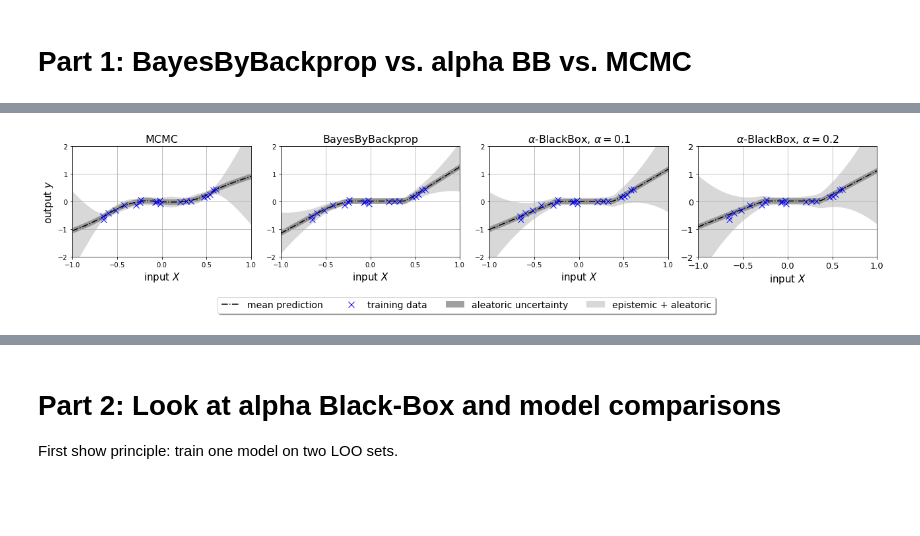
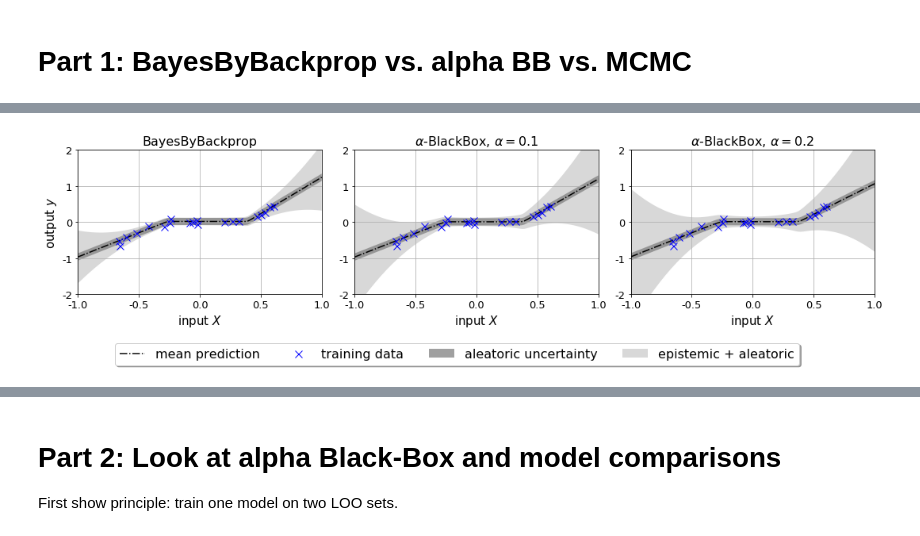
Before and after one commit to AudOlivier/UQ_in_ML, a Jupyter notebook: Cubic_VI.ipynb, the cells around one changed output, grey strips where cells are left out. Cells and saved outputs as stored; diff of their text form; code cells hidden in the pictures; blank space fills up the shorter version.

```diff
--- a/Cubic_VI.ipynb
+++ b/Cubic_VI.ipynb
@@ -213,56 +230,44 @@ plt.show(fig)
 # %%
-# Actual figure that I will need
+# The others
 stat_to_plot = 'std'   # 'std' or 'perc'
-fig, ax = plt.subplots(ncols=4, figsize=(18, 3.5))
 dict_predict = {'return_std': False, 'return_percentiles': (2.5, 97.5), 'return_MC': 0,
                 'aleatoric_in_std_perc': True, 'aleatoric_in_MC': False}
 if stat_to_plot == 'std':
     dict_predict.update({'return_std': True, 'return_percentiles': ()})
+
+fig, ax = plt.subplots(ncols=3, figsize=(15, 3.7))
 # MCMC
-for i in range(4):
+for i in range(3):
+    dict_predict['ns']=10000
     if i == 0:
-        import pickle
-        folder = '/Users/audreyolivier/Data/UQ_in_ML_MCMC_runs/'
-        with open(folder+'cubic_March20_0_bis.pkl', 'rb') as f:
-            mcmc_dict = pickle.load(f)
-        reg = MCMCRegressor(algorithm=mcmc_dict['algorithm'], jump=mcmc_dict['jump'], nburn=mcmc_dict['nburn'],
-            **mcmc_dict['nn'])
-        reg.fit(X=xn, y=yn, nsamples_per_chain=0)
-        reg.mcmc_sampler.samples = mcmc_dict['samples'][-5:, :, :].reshape((-1, reg.dimension))
-        title = 'MCMC'
-        y_mean, y_uq = reg.predict_uq(X=x_plot, **dict_predict)
-        plot_mean_uq(x=x_plot, y_uq=y_uq, type_uq=stat_to_plot, ax=ax[i], y_mean=y_mean, var_aleatoric=var_n)
-        ax[i].plot(xn, yn, **kwargs_data)
-    else:
-        dict_predict['ns']=10000
-        if i == 1:
-            reg = regs_figure[0]
-            title = 'BayesByBackprop'
-        elif i == 2:
-            reg = regs_figure[1]
-            title = r'$\alpha$-BlackBox, $\alpha=0.1$'
-        elif i == 3:
-            reg = regs_figure[2]
-            title = r'$\alpha$-BlackBox, $\alpha=0.2$'
-        y_mean, y_uq = reg.predict_uq(X=x_plot, **dict_predict)
-        plot_mean_uq(x=x_plot, y_uq=y_uq, type_uq=stat_to_plot, ax=ax[i], y_mean=y_mean, var_aleatoric=var_n)
-        ax[i].plot(xn, yn, **kwargs_data)
+        reg = regs_figure[0]
+        title = 'BayesByBackprop'
+    elif i == 1:
+        reg = regs_figure[1]
+        title = r'$\alpha$-BlackBox, $\alpha=0.1$'
+    elif i == 2:
+        reg = regs_figure[2]
+        title = r'$\alpha$-BlackBox, $\alpha=0.2$'
+    y_mean, y_uq = reg.predict_uq(X=x_plot, **dict_predict)
+    plot_mean_uq(x=x_plot, y_uq=y_uq, type_uq=stat_to_plot, ax=ax[i], y_mean=y_mean, var_aleatoric=var_n)
+    ax[i].plot(xn, yn, **kwargs_data)
     set_stuff(ax[i])
     if i > 0:
         ax[i].set_ylabel('')
-    ax[i].set_xticks([-1, -0.5, 0, 0.5, 1])
+    ax[i].set_yticklabels([-2, -1, 0, 1, 2], fontsize=13)
+    ax[i].set_xticklabels([-1.0, -0.5, 0., 0.5, 1.0], fontsize=13)
     ax[i].grid(True)
     ax[i].set_title(title, fontsize=16)
 fig.legend(
     (ax[0].lines[0], ax[0].lines[1], ax[0].patches[0], ax[0].patches[1]),
     ('mean prediction', 'training data', 'aleatoric uncertainty', 'epistemic + aleatoric'),
-    ncol=4, fancybox=True, shadow=True, fontsize=14,
-    bbox_to_anchor=(0.8, 0), bbox_transform=plt.gcf().transFigure)
+    ncol=4, fancybox=True, shadow=True, fontsize=16,
+    bbox_to_anchor=(0.9, 0), bbox_transform=plt.gcf().transFigure)
 fig.tight_layout()
-#plt.savefig('various_algos_cubic.pdf')
+#plt.savefig('cubic_3algos_cmame.pdf', bbox_inches='tight')
 plt.show()
 # %% [output]
-[figure, old version]
+[figure, new version]
 # %%
 # MCMC alone
 stat_to_plot = 'std'   # 'std' or 'perc'
```
Also changed, not shown: parts of 30 cells of this notebook, 8 other files.
